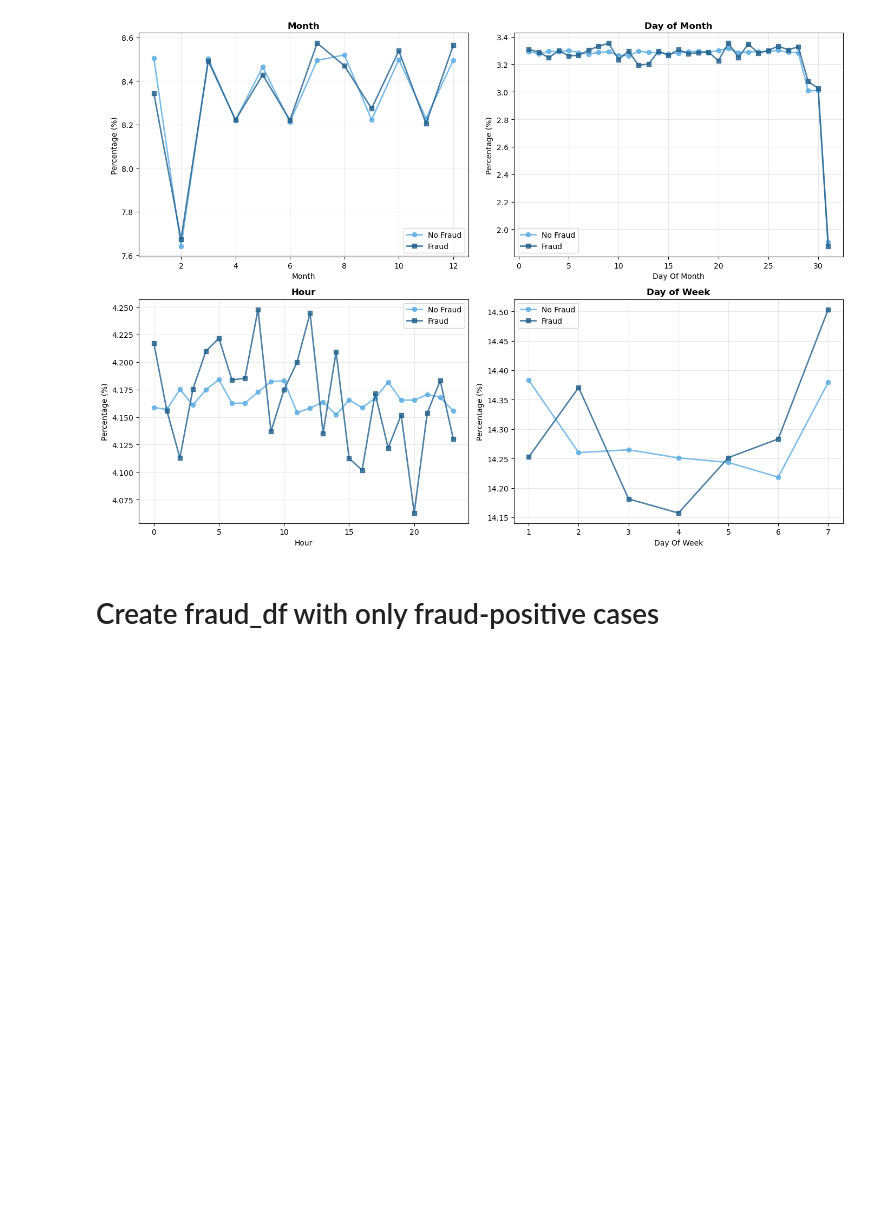
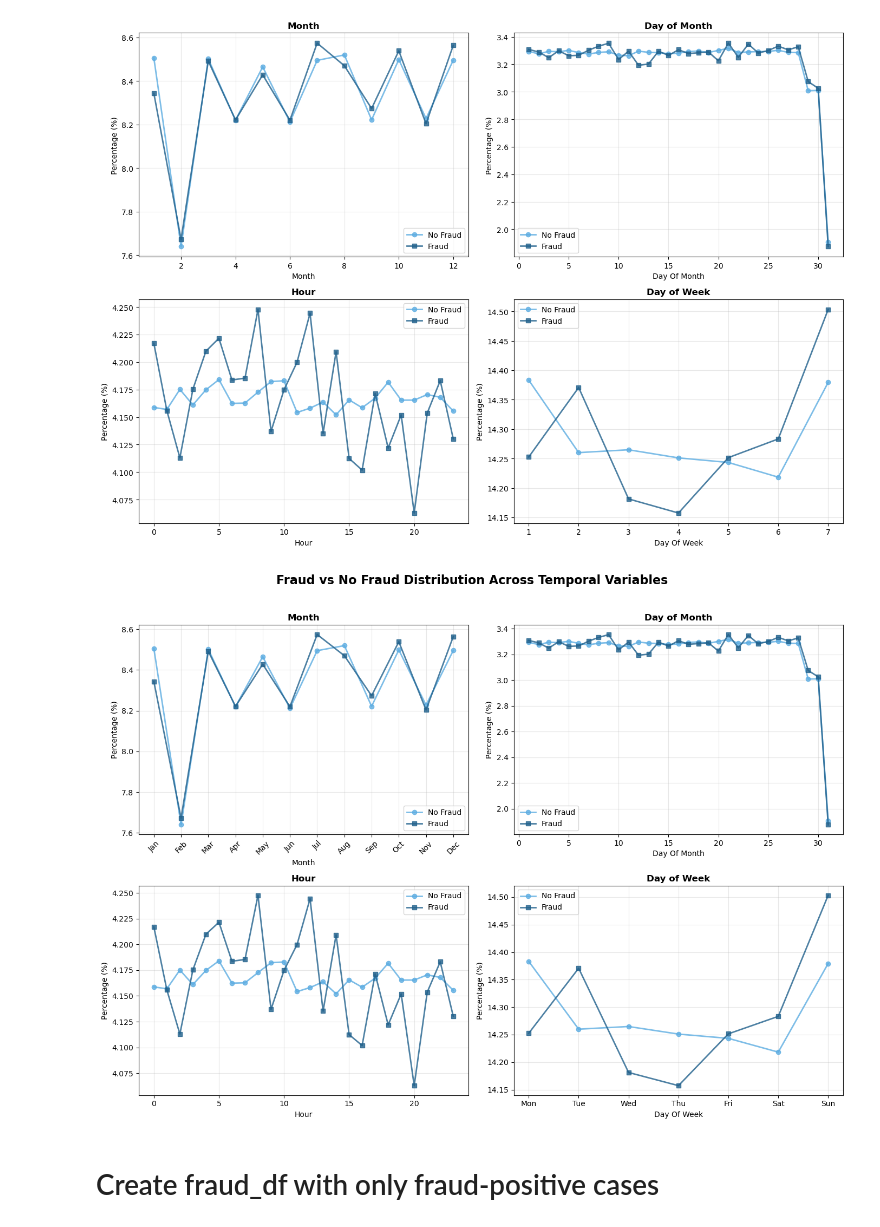
Before and after one commit to mlopezza/financial_fraud_detection_project, a Jupyter notebook: data/data_visualization.ipynb, the cells around one changed output. Saved outputs shown, nothing was run; the diff lists cells and outputs as text; code cells hidden in the pictures; blank space fills up the shorter version.

```diff
--- a/data/data_visualization.ipynb
+++ b/data/data_visualization.ipynb
@@ -489,6 +493,77 @@ plt.savefig('../images/temporal_fraud_comparison.png', dpi=300, bbox_inches='tig
 plt.show()
 # %% [output]
 [figure]
+# %%
+import calendar
+
+# Mappings for labels
+month_labels = {i: calendar.month_abbr[i] for i in range(1, 13)}
+day_labels = {1: 'Mon', 2: 'Tue', 3: 'Wed', 4: 'Thu', 5: 'Fri', 6: 'Sat', 7: 'Sun'}
+
+# Separate data by fraud status
+fraud_positive = fraud_data[fraud_data['is_fraud'] == 1]
+fraud_negative = fraud_data[fraud_data['is_fraud'] == 0]
+
+# Temporal variables to analyze
+temporal_vars = ['month', 'day_of_month', 'hour', 'day_of_week']
+titles = ['Month', 'Day of Month', 'Hour', 'Day of Week']
+
+# Create the plot (2 rows, 2 columns for 4 plots)
+fig, axes = plt.subplots(2, 2, figsize=(14, 10))
+fig.suptitle('Fraud vs No Fraud Distribution Across Temporal Variables', # <--- LÍNEA AÑADIDA
+             fontsize=16, fontweight='bold', y=1.02)
+axes = axes.flatten()
+
+for idx, (var, title) in enumerate(zip(temporal_vars, titles)):
+    fraud_pos_counts = fraud_positive[var].value_counts().sort_index()
+    fraud_neg_counts = fraud_negative[var].value_counts().sort_index()
+
+    fraud_pos_pct = (fraud_pos_counts / fraud_pos_counts.sum()) * 100
+    fraud_neg_pct = (fraud_neg_counts / fraud_neg_counts.sum()) * 100
+
+    if var == 'month':
+        x_labels_neg = [month_labels[i] for i in fraud_neg_pct.index]
+        x_positions = range(len(fraud_neg_pct))
+        axes[idx].plot(x_positions, fraud_neg_pct.values,
+                       marker='o', linewidth=2, markersize=6,
+                       label='No Fraud', color='#5dade2', alpha=0.8)
+        axes[idx].plot(x_positions, fraud_pos_pct.values,
+                       marker='s', linewidth=2, markersize=6,
+                       label='Fraud', color='#21618c', alpha=0.8)
+        axes[idx].set_xticks(range(len(fraud_neg_pct)))
+        axes[idx].set_xticklabels(x_labels_neg, rotation=45)
+
+    elif var == 'day_of_week':
+        x_labels_neg = [day_labels[i] for i in fraud_neg_pct.index]
+        x_positions = range(len(fraud_neg_pct))
+        axes[idx].plot(x_positions, fraud_neg_pct.values,
+                       marker='o', linewidth=2, markersize=6,
+                       label='No Fraud', color='#5dade2', alpha=0.8)
+        axes[idx].plot(x_positions, fraud_pos_pct.values,
+                       marker='s', linewidth=2, markersize=6,
+                       label='Fraud', color='#21618c', alpha=0.8)
+        axes[idx].set_xticks(range(len(fraud_neg_pct)))
+        axes[idx].set_xticklabels(x_labels_neg)
+
+    else:
+        axes[idx].plot(fraud_neg_pct.index, fraud_neg_pct.values,
+                       marker='o', linewidth=2, markersize=6,
+                       label='No Fraud', color='#5dade2', alpha=0.8)
+        axes[idx].plot(fraud_pos_pct.index, fraud_pos_pct.values,
+                       marker='s', linewidth=2, markersize=6,
+                       label='Fraud', color='#21618c', alpha=0.8)
+
+    axes[idx].set_title(title, fontweight='bold')
+    axes[idx].set_xlabel(var.replace('_', ' ').title())
+    axes[idx].set_ylabel('Percentage (%)')
+    axes[idx].legend()
+    axes[idx].grid(axis='both', alpha=0.3)
+
+plt.tight_layout()
+plt.savefig('../images/temporal_fraud_comparison_2.png', dpi=300, bbox_inches='tight')
+plt.show()
+# %% [output]
+[figure, added]
 # %% [markdown]
 # Create fraud_df with only fraud-positive cases
 # %%
```
Also changed, not shown: parts of 4 cells of this notebook, 6 other files.
